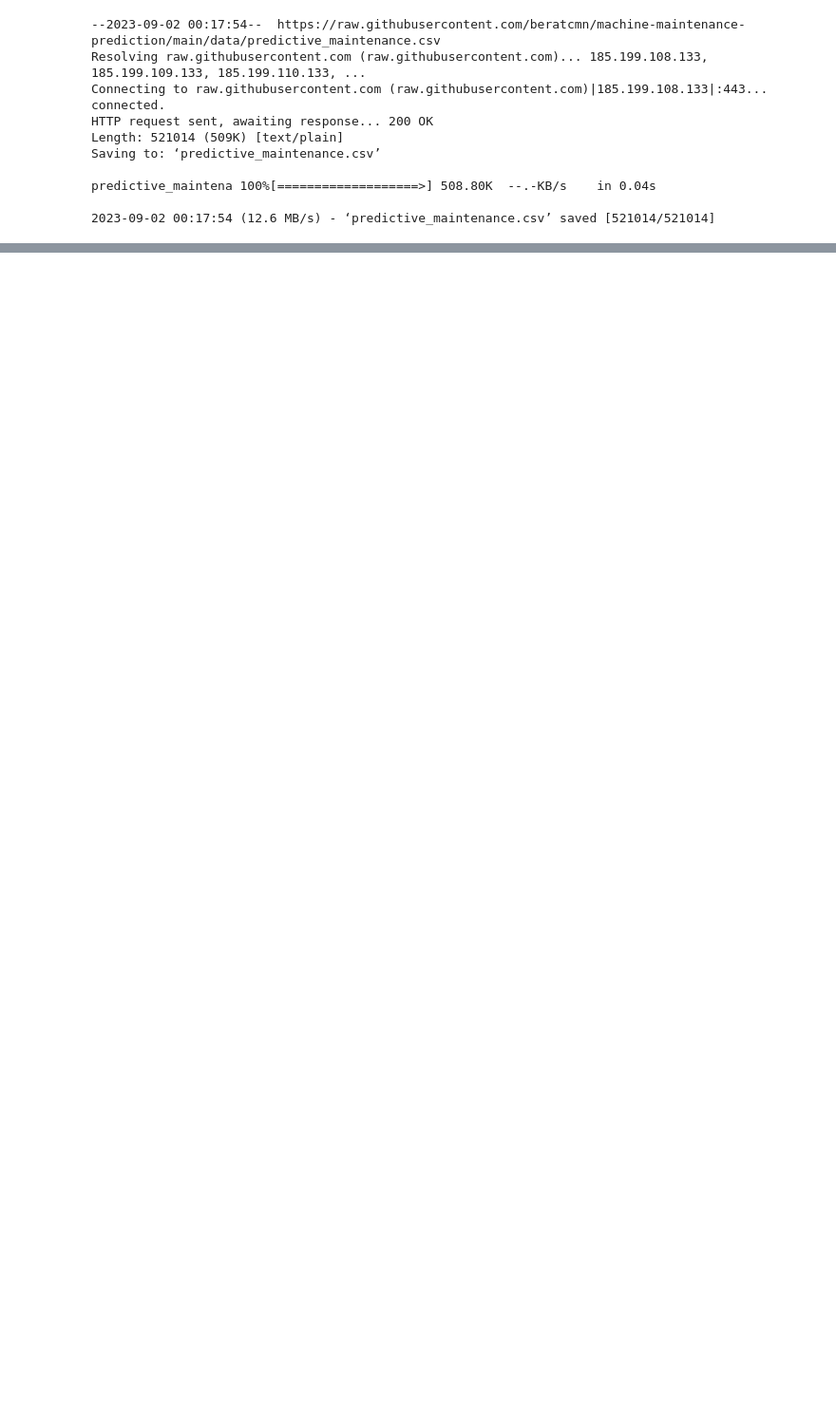
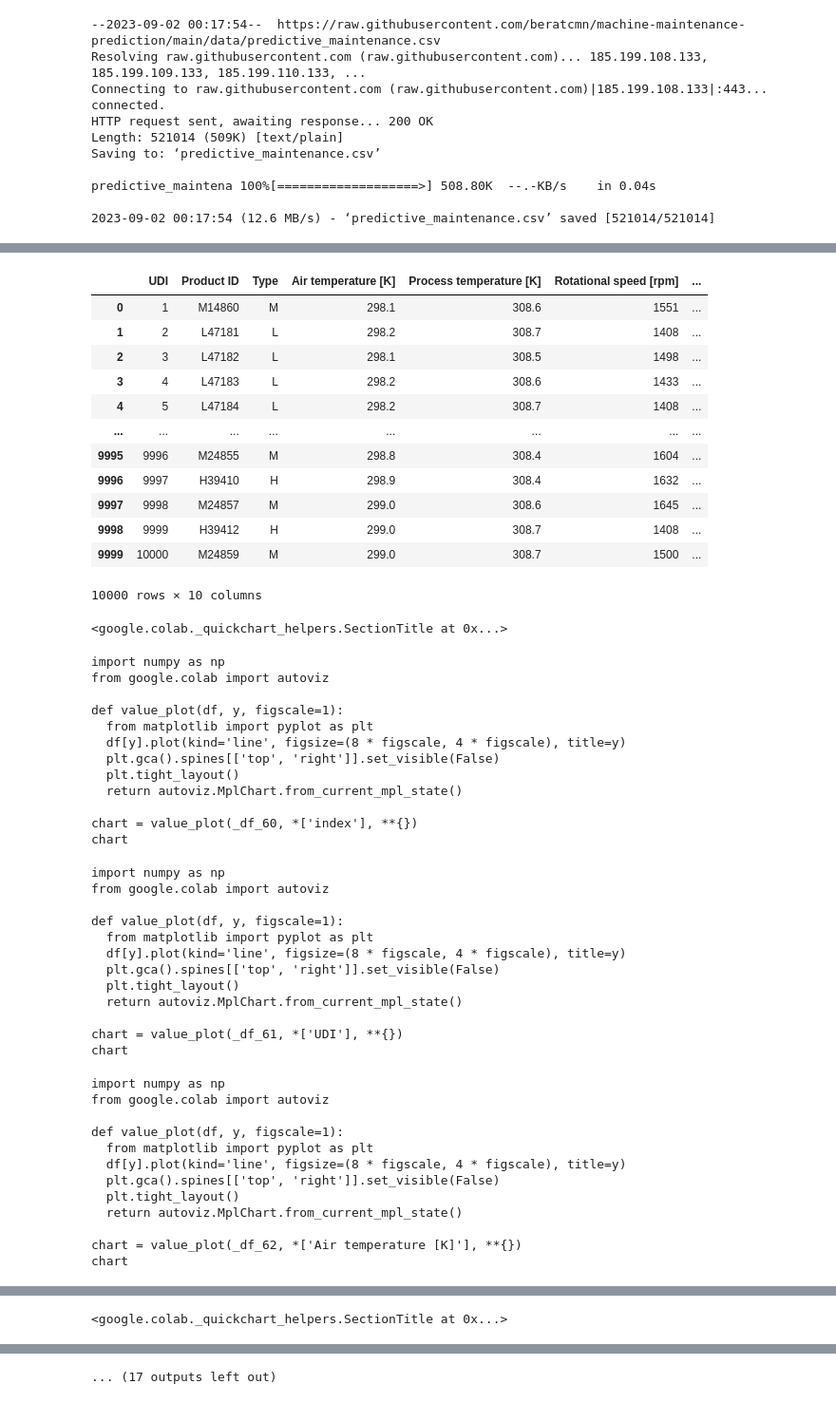
Before and after one commit to beratcmn/machine-maintenance-prediction, a Jupyter notebook: machine_maintenance_prediction.ipynb, the cells around one changed output, grey strips where cells are left out. Shown at 95% size. Saved outputs shown, nothing was run; the diff lists cells and outputs as text; code cells hidden in the pictures; blank space fills up the shorter version.

```diff
--- a/machine_maintenance_prediction.ipynb
+++ b/machine_maintenance_prediction.ipynb
@@ -140,0 +53,53 @@ chart
+# %%
+df.head(n=10000)
+# %% [output]
+|  | UDI | Product ID | Type | Air temperature [K] | Process temperature [K] | Rotational speed [rpm] | ... |
+| 0 | 1 | M14860 | M | 298.1 | 308.6 | 1551 | ... |
+| 1 | 2 | L47181 | L | 298.2 | 308.7 | 1408 | ... |
+| 2 | 3 | L47182 | L | 298.1 | 308.5 | 1498 | ... |
+| 3 | 4 | L47183 | L | 298.2 | 308.6 | 1433 | ... |
+| 4 | 5 | L47184 | L | 298.2 | 308.7 | 1408 | ... |
+| ... | ... | ... | ... | ... | ... | ... | ... |
+| 9995 | 9996 | M24855 | M | 298.8 | 308.4 | 1604 | ... |
+| 9996 | 9997 | H39410 | H | 298.9 | 308.4 | 1632 | ... |
+| 9997 | 9998 | M24857 | M | 299.0 | 308.6 | 1645 | ... |
+| 9998 | 9999 | H39412 | H | 299.0 | 308.7 | 1408 | ... |
+| 9999 | 10000 | M24859 | M | 299.0 | 308.7 | 1500 | ... |
+10000 rows × 10 columns
+<google.colab._quickchart_helpers.SectionTitle at 0x...>
+import numpy as np
+from google.colab import autoviz
+
+def value_plot(df, y, figscale=1):
+  from matplotlib import pyplot as plt
+  df[y].plot(kind='line', figsize=(8 * figscale, 4 * figscale), title=y)
+  plt.gca().spines[['top', 'right']].set_visible(False)
+  plt.tight_layout()
+  return autoviz.MplChart.from_current_mpl_state()
+
+chart = value_plot(_df_60, *['index'], **{})
+chart
+import numpy as np
+from google.colab import autoviz
+
+def value_plot(df, y, figscale=1):
+  from matplotlib import pyplot as plt
+  df[y].plot(kind='line', figsize=(8 * figscale, 4 * figscale), title=y)
+  plt.gca().spines[['top', 'right']].set_visible(False)
+  plt.tight_layout()
+  return autoviz.MplChart.from_current_mpl_state()
+
+chart = value_plot(_df_61, *['UDI'], **{})
+chart
+import numpy as np
+from google.colab import autoviz
+
+def value_plot(df, y, figscale=1):
+  from matplotlib import pyplot as plt
+  df[y].plot(kind='line', figsize=(8 * figscale, 4 * figscale), title=y)
+  plt.gca().spines[['top', 'right']].set_visible(False)
+  plt.tight_layout()
+  return autoviz.MplChart.from_current_mpl_state()
+
+chart = value_plot(_df_62, *['Air temperature [K]'], **{})
+chart
@@ -140,0 +118 @@ chart
+<google.colab._quickchart_helpers.SectionTitle at 0x...>
@@ -140,0 +167 @@ chart
+... (17 outputs left out)
```
Also changed, not shown: parts of 23 cells of this notebook.
